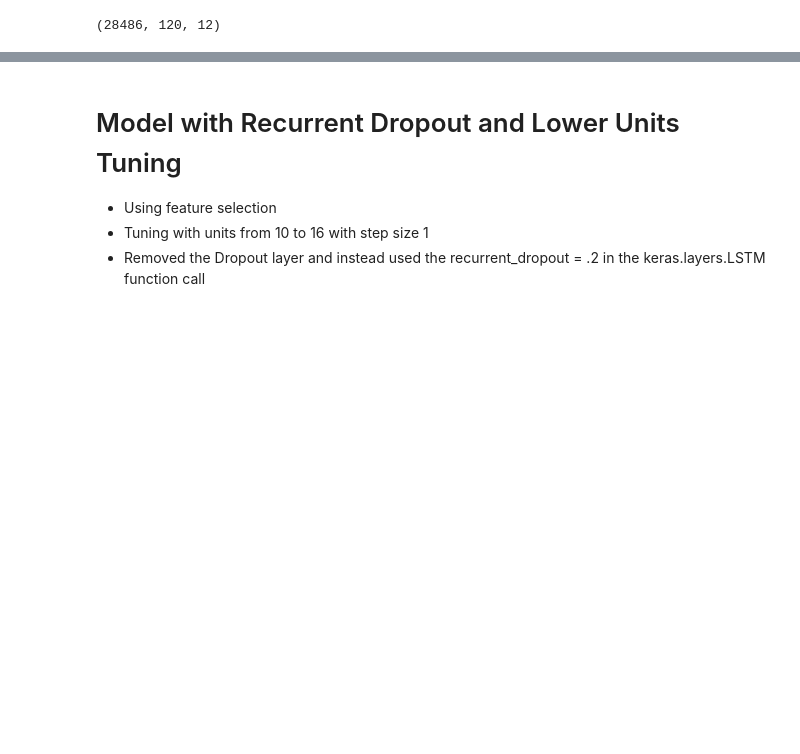
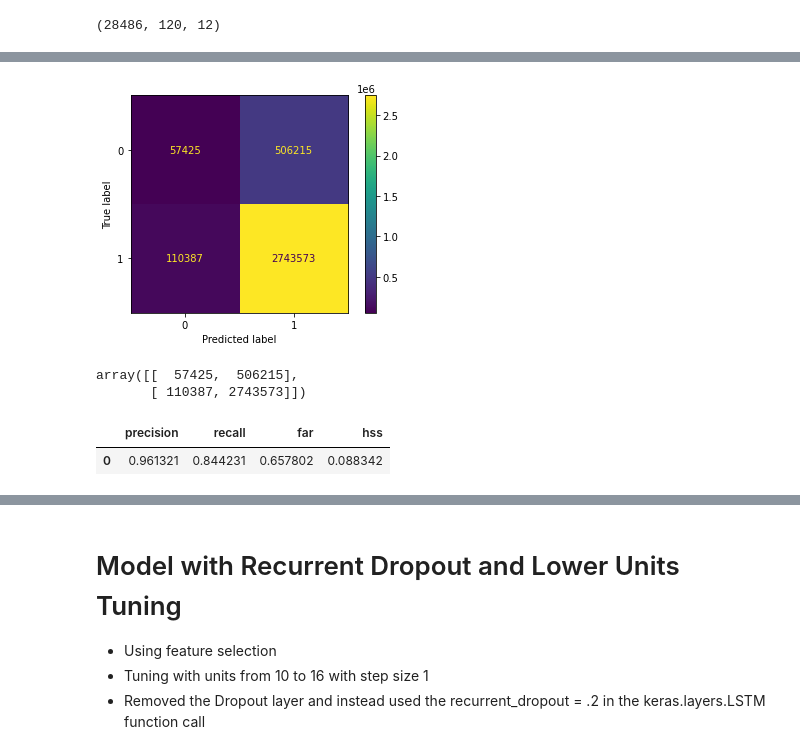
Before and after one commit to kbarbre/DS6050-SolarFlarePrediction, a Jupyter notebook: ColabNotebook_ModelPipeline.ipynb, the cells around one changed output, grey strips where cells are left out. Drawn from its saved outputs; the diff is of its cells as text; code cells hidden in the pictures; blank space fills up the shorter version.

```diff
--- a/ColabNotebook_ModelPipeline.ipynb
+++ b/ColabNotebook_ModelPipeline.ipynb
@@ -585,0 +692,2 @@ fs_model.calculate_statistics(conf_matrix_sf)
+# %%
+tuned_fs_model = SolarLSTM(data2014_sf, labels2014_sf, "./", tune=True)
@@ -585,0 +696,2 @@ fs_model.calculate_statistics(conf_matrix_sf)
+# %%
+history=tuned_fs_model.fit()
@@ -585,0 +730,19 @@ fs_model.calculate_statistics(conf_matrix_sf)
+# %%
+#Form batches (does not shuffle, cuts off remainder)
+batched_2015_tuned_sf = tuned_fs_model.batch_prefetch_data(data2015_sf,split_data=False)
+#Cutoff matching remainder from labels
+true_labels_tuned_sf = labels2015_sf[:-(labels2015_sf.shape[0] % tuned_fs_model.batch_size)]
+#Do predictions and get confusion matrix
+conf_matrix_tuned_sf = tuned_fs_model.predict_conf_matrix(batched_2015_tuned_sf,true_labels_tuned_sf,make_plots=True)
+# %% [output]
+[figure, added]
+# %%
+conf_matrix_tuned_sf
+# %% [output]
+array([[  57425,  506215],
+       [ 110387, 2743573]])
+# %%
+tuned_fs_model.calculate_statistics(conf_matrix_tuned_sf)
+# %% [output]
+|  | precision | recall | far | hss |
+| 0 | 0.961321 | 0.844231 | 0.657802 | 0.088342 |
```
Also changed, not shown: parts of 42 cells of this notebook, 1 other file.
